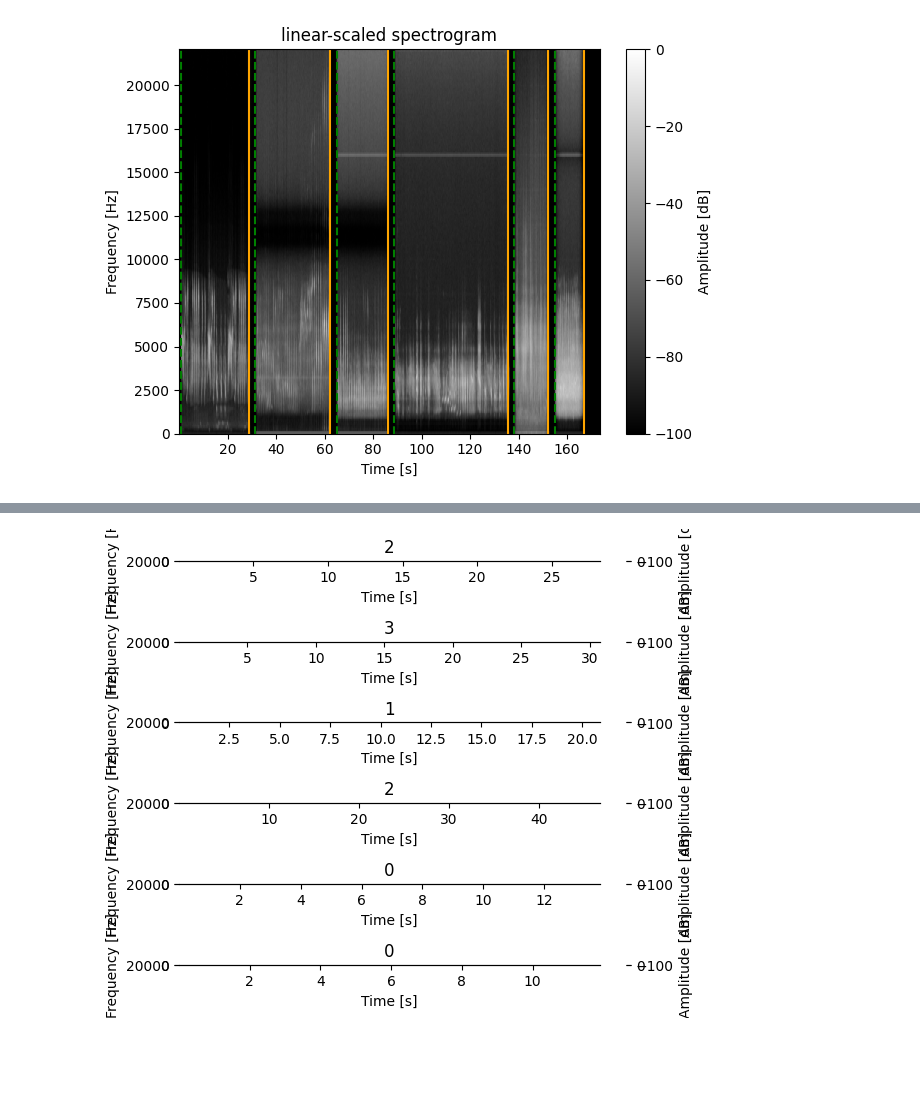
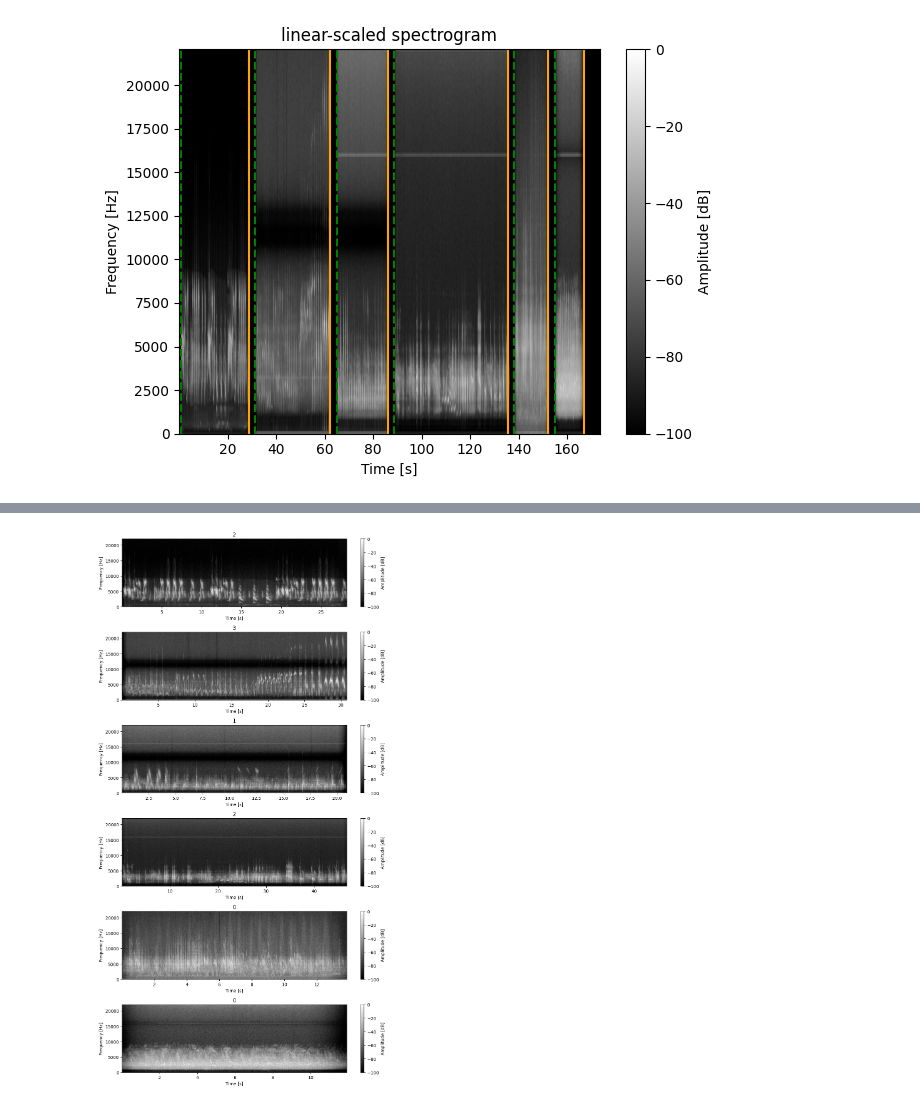
Before and after one commit to lgies23/biosonic, a Jupyter notebook: example_usage.ipynb, the cells around one changed output, grey strips where cells are left out. Cells and saved outputs as stored; diff of their text form; code cells hidden in the pictures; blank space fills up the shorter version.

```diff
--- a/example_usage.ipynb
+++ b/example_usage.ipynb
@@ -132,7 +112,9 @@ audio_segments
 # %%
 import matplotlib.pyplot as plt
-fig, axs = plt.subplots(len(segments), 1)
+
+fig, axs = plt.subplots(len(segments), 1, figsize=(10, 3 * len(segments)))
+
 for i, segment in enumerate(audio_segments):
     plot.plot_spectrogram(segment["data"], sr, title=segment["label"], plot=(fig,axs[i]))
 # %% [output]
-[figure, old version]
+[figure, new version]
```
Also changed, not shown: parts of 6 cells of this notebook, 1 other file.
